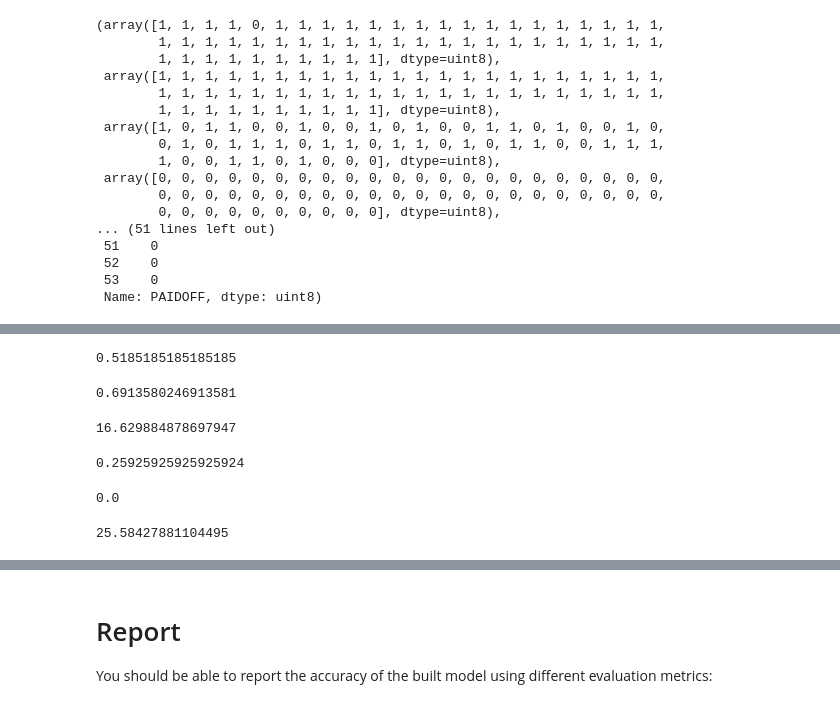
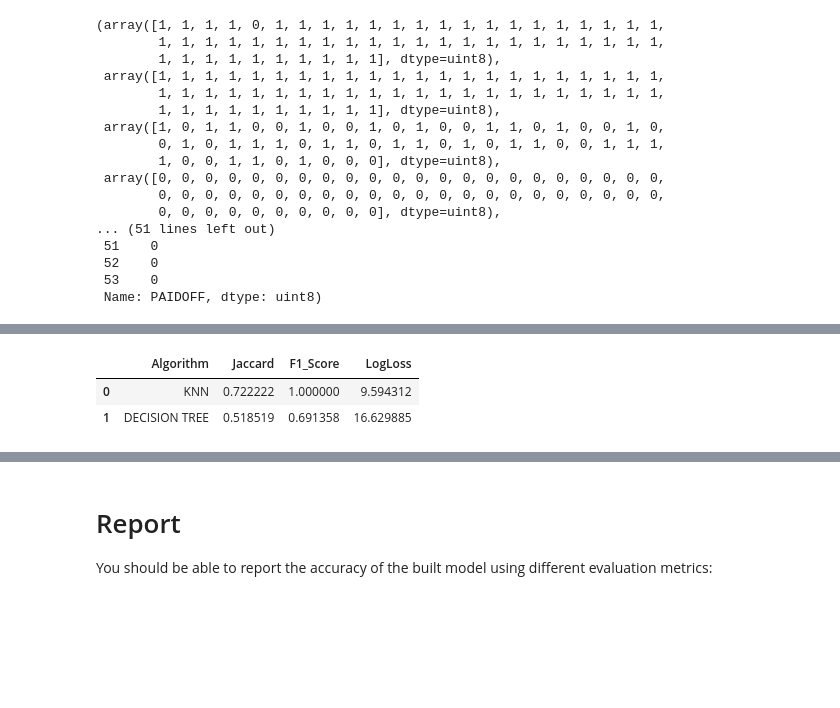
Before and after one commit to strikerashish/coursera-capstone-project, a Jupyter notebook: Cousera capstone project.ipynb, the cells around one changed output, grey strips where cells are left out. Drawn from its saved outputs; the diff is of its cells as text; code cells hidden in the pictures; blank space fills up the shorter version.

```diff
--- a/Cousera capstone project.ipynb
+++ b/Cousera capstone project.ipynb
@@ -502,28 +490,24 @@ log_loss(test_target,predict_svm)
 # %%
 predict_dt=dt.predict(x2)
 # %%
-jaccard_similarity_score(test_target,predict_dt)
+j_dt=jaccard_similarity_score(test_target,predict_dt)
-# %% [output]
-0.5185185185185185
 # %%
-f1_score(knn.predict(x2),predict_dt)
+f_dt=f1_score(knn.predict(x2),predict_dt)
-# %% [output]
-0.6913580246913581
 # %%
-log_loss(test_target,predict_dt)
+l_dt=log_loss(test_target,predict_dt)
-# %% [output]
-16.629884878697947
 # %%
 predict_lr=lr.predict(x2)
 # %%
-jaccard_similarity_score(test_target,predict_lr)
+j_lr=jaccard_similarity_score(test_target,predict_lr)
-# %% [output]
-0.25925925925925924
 # %%
-f1_score(knn.predict(x2),predict_lr)
+f_lr=f1_score(knn.predict(x2),predict_lr)
-# %% [output]
-0.0
 # %%
-log_loss(test_target,predict_lr)
+l_lr=log_loss(test_target,predict_lr)
-# %% [output]
-25.58427881104495
+# %%
+Result=pd.DataFrame([['KNN',j_knn,f_knn,l_knn],['DECISION TREE',j_dt,f_dt,l_dt],['SVM',j_svm,f_svm,l_svm],['LOGISTICS REGRESSION',]],columns=['Algorithm','Jaccard','F1_Score','LogLoss'])
+# %%
+Result
+# %% [output]
+|  | Algorithm | Jaccard | F1_Score | LogLoss |
+| 0 | KNN | 0.722222 | 1.000000 | 9.594312 |
+| 1 | DECISION TREE | 0.518519 | 0.691358 | 16.629885 |
```
Also changed, not shown: parts of 9 cells of this notebook.
